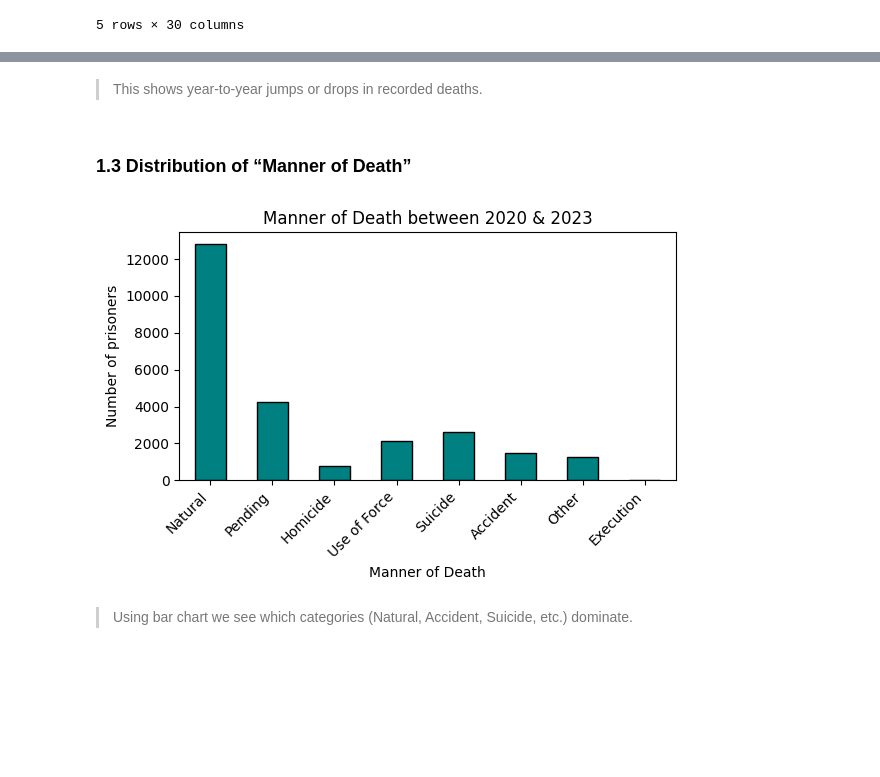
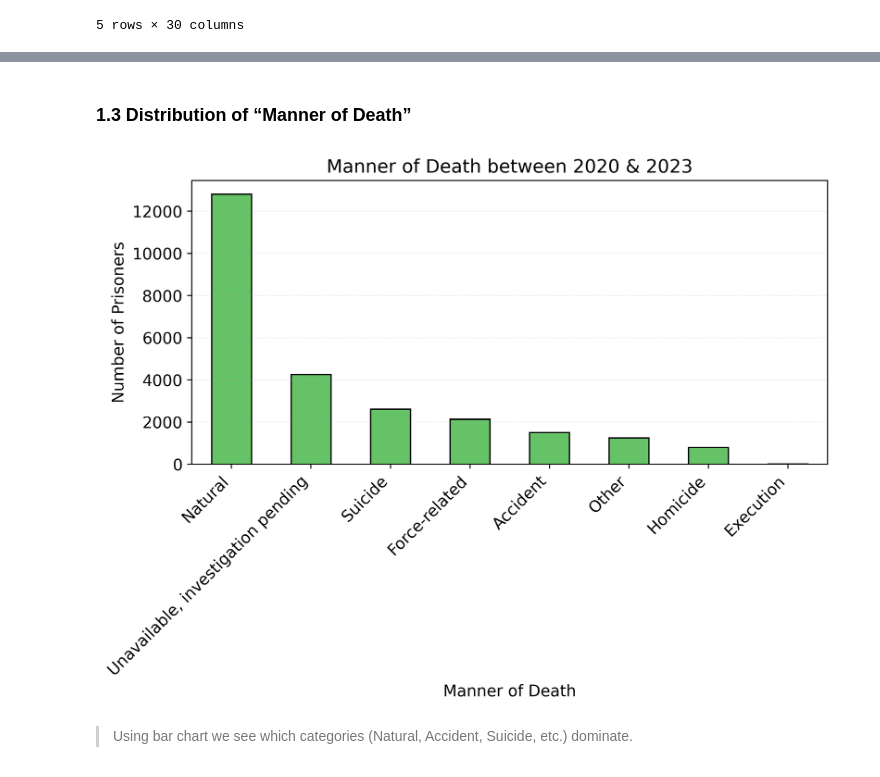
Before and after one commit to Ramil-cyber/Research_Linking_Analyzing_US_Prisons_Deaths, a Jupyter notebook: EDA/EDA_BJA_data.ipynb, the cells around one changed output, grey strips where cells are left out. Drawn from its saved outputs; the diff is of its cells as text; code cells hidden in the pictures; blank space fills up the shorter version.

```diff
--- a/EDA/EDA_BJA_data.ipynb
+++ b/EDA/EDA_BJA_data.ipynb
@@ -95,14 +92,0 @@ BJA["Location Type"] = BJA["Location Type"].replace({"jail": "Jail"})
-# %%
-BJA["Fiscal Year of Death"] = pd.to_datetime(BJA["Fiscal Year of Death"])
-BJA["Death Year"] = BJA["Fiscal Year of Death"].dt.year
-
-year_counts = BJA["Death Year"].value_counts().sort_index()
-
-plt.figure(figsize=(6, 4))
-year_counts.plot(kind="bar", color="steelblue")
-plt.title("Number of Prison Deaths by Fiscal Year")
-plt.xlabel("Fiscal Year")
-plt.ylabel("Number of Deaths")
-plt.xticks(rotation=45, ha='right')
-plt.tight_layout()
-plt.show()
@@ -111,41 +93,53 @@ plt.show()
-# %% [markdown]
-> This shows year‑to‑year jumps or drops in recorded deaths.
 # %% [markdown]
 ### 1.3 Distribution of “Manner of Death”
 # %%
-# Creating a mapping from long “Manner of Death” to short labels:
-short_labels = {
+import pandas as pd
+import matplotlib.pyplot as plt
+
+# Computiing manner counts short as before
+manner_counts_short = BJA[BJA["Year of Fiscal Year of Death"].between(2020, 2023)][
+    "Manner of Death"
+].value_counts()
+
+# Defining a mapping from long labels - short labels
+short_label_map = {
     "Natural causes": "Natural",
-    "Unavailable, investigation pending": "Pending",
+    "Unavailable: investigation pending": "Pending",
+    "Suicide": "Suicide",
+    "Death attributed to use of force by a law enforcement or corrections officer": "Force‑related",
+    "Accident": "Accident",
     "Homicide (e.g., an incident between two or more incarcerated individuals resulting in a death)": "Homicide",
-    "Death attributed to use of force by a law enforcement or corrections officer": "Use of Force",
-    "Suicide": "Suicide",
-    "Accident": "Accident",
     "Other": "Other",
     "Execution": "Execution",
 }
 
-# Applying the mapping to a new column called 'MannerShort'.
-BJA["MannerShort"] = (
-    BJA["Manner of Death"].map(short_labels).fillna(BJA["Manner of Death"])
-)
+# If there happen to be any other categories not in the map, they will stay as is:
+labels_long = manner_counts_short.index.tolist()
+labels_short = [short_label_map.get(lbl, lbl) for lbl in labels_long]
 
-# Now re‐computing counts using the short labels:
-manner_counts_short = BJA["MannerShort"].value_counts().loc[list(short_labels.values())]
+# Ploting with horizontal bars or vertical bars, but use shortened x‑labels
+plt.figure(figsize=(8, 6), dpi=350)
 
-# Ploting with the shorter labels:
-plt.figure(figsize=(6, 4))
-manner_counts_short.plot(kind="bar", color="teal", edgecolor="black")
-plt.title("Manner of Death between 2020 & 2023")
-plt.xlabel("Manner of Death")
-plt.ylabel("Number of prisoners")
+ax = manner_counts_short.plot(kind="bar", color="#66c266", edgecolor="black")
 
-# Rotating x‐labels:
-plt.xticks(rotation=45, ha="right")
+# Title and axis labels
+ax.set_title("Manner of Death between 2020 & 2023", fontsize=14)
+ax.set_xlabel("Manner of Death", fontsize=12)
+ax.set_ylabel("Number of Prisoners", fontsize=12)
+
+# Replacing the verbose x‑ticks with our shorter versions
+ax.set_xticklabels(labels_short, rotation=45, ha="right", fontsize=12)
+
+# Making y‑tick labels smaller
+ax.tick_params(axis="y", labelsize=12)
+
+# Adding horizontal gridlines with low visibility
+ax.grid(axis="y", linestyle="--", linewidth=0.5, alpha=0.3)
+
 plt.tight_layout()
 plt.show()
 # %% [output]
-[figure, old version]
+[figure, new version]
 # %% [markdown]
 > Using bar chart we see which categories (Natural, Accident, Suicide, etc.) dominate.
 # %% [markdown]
```
Also changed, not shown: parts of 11 cells of this notebook, 1 other file.
